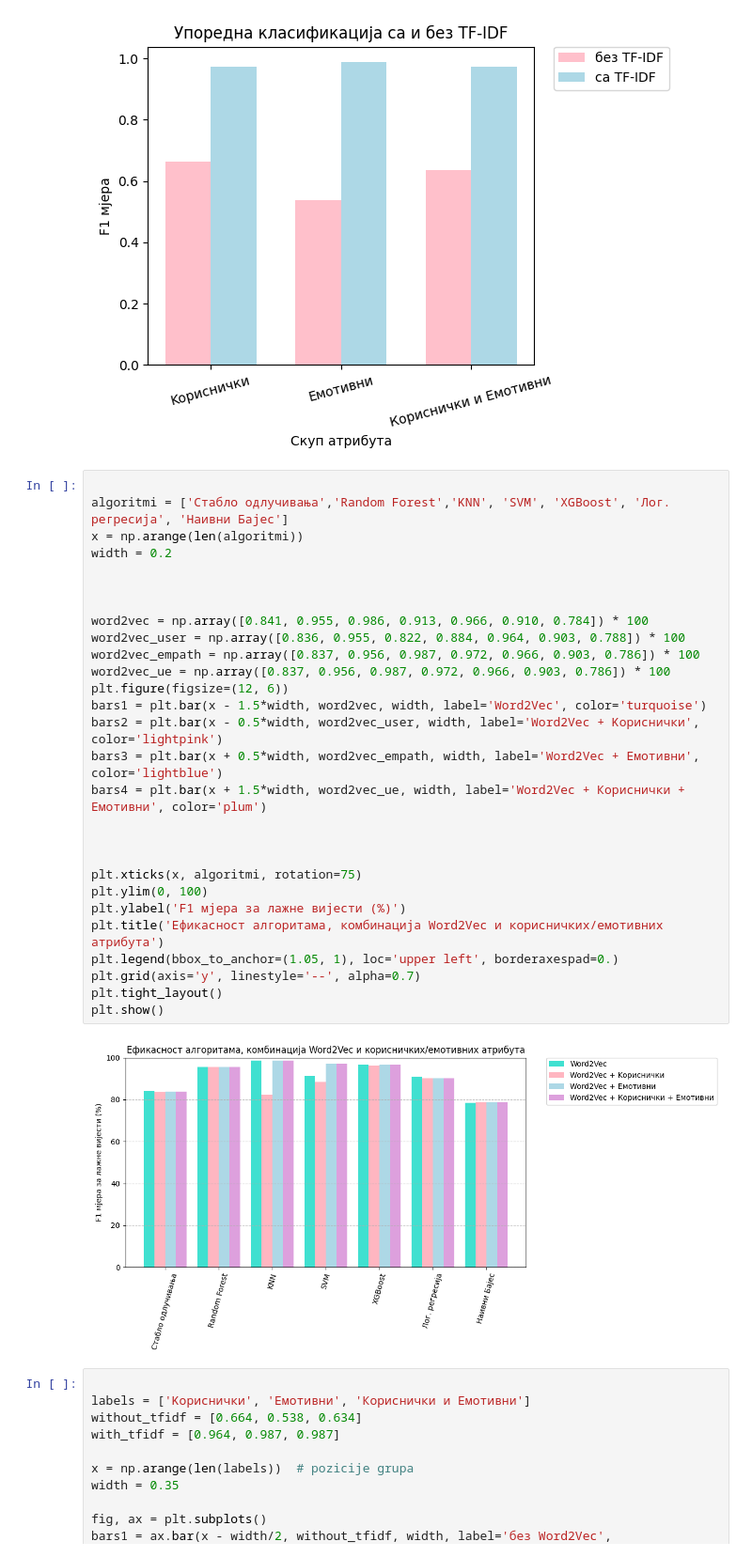
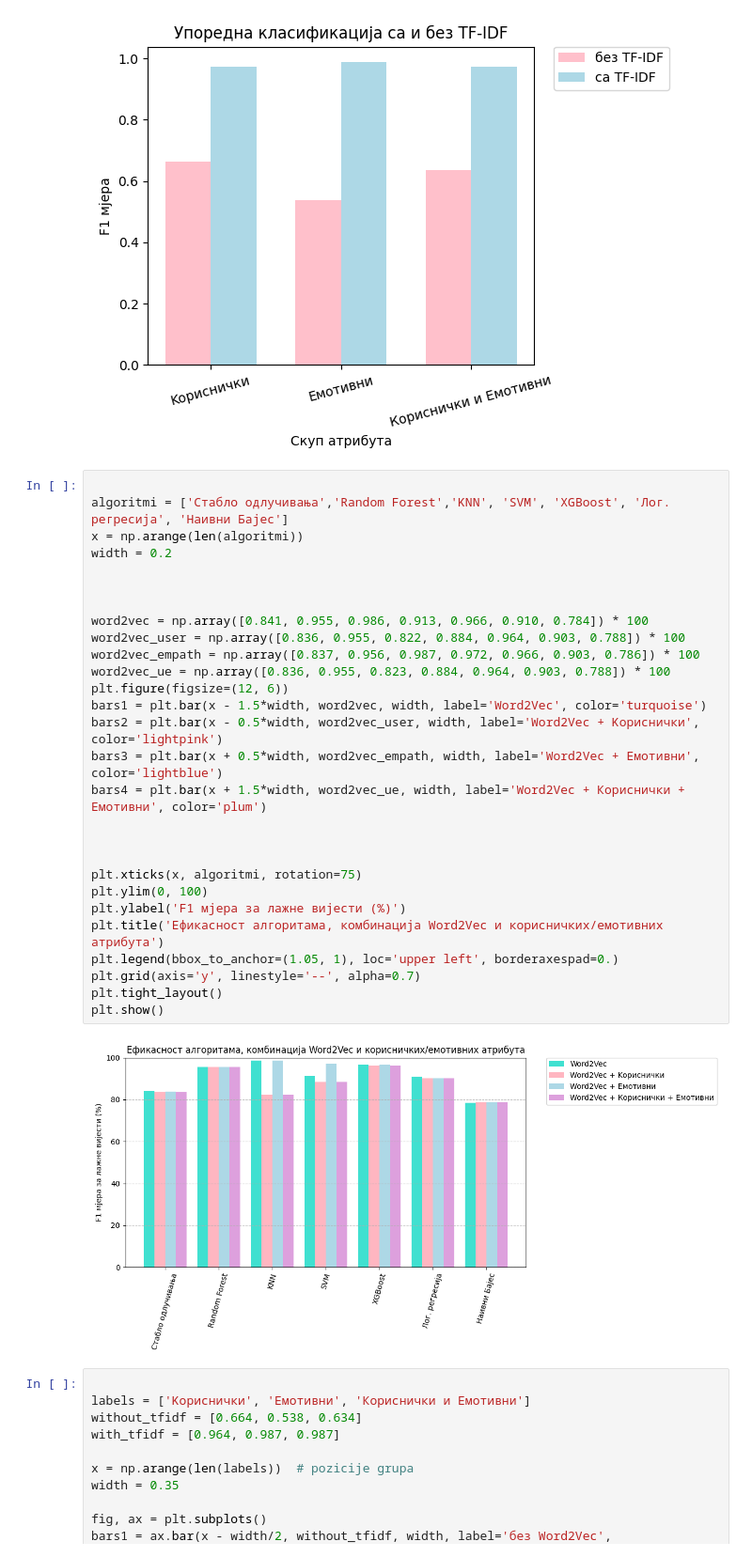
Before and after one commit to SaraTalic/fake-news-twitter-detection, a Jupyter notebook: tfidf.ipynb, the cells around one changed output. Shown at 94% size. Saved outputs shown, nothing was run; the diff lists cells and outputs as text.

```diff
--- a/tfidf.ipynb
+++ b/tfidf.ipynb
@@ -530,33 +530,33 @@ plt.show()
 # %%
 
 algoritmi = ['Стабло одлучивања','Random Forest','KNN', 'SVM', 'XGBoost', 'Лог. регресија', 'Наивни Бајес']
 x = np.arange(len(algoritmi))
 width = 0.2
 
 
 
 word2vec = np.array([0.841, 0.955, 0.986, 0.913, 0.966, 0.910, 0.784]) * 100
 word2vec_user = np.array([0.836, 0.955, 0.822, 0.884, 0.964, 0.903, 0.788]) * 100
 word2vec_empath = np.array([0.837, 0.956, 0.987, 0.972, 0.966, 0.903, 0.786]) * 100
-word2vec_ue = np.array([0.837, 0.956, 0.987, 0.972, 0.966, 0.903, 0.786]) * 100
+word2vec_ue = np.array([0.836, 0.955, 0.823, 0.884, 0.964, 0.903, 0.788]) * 100
 plt.figure(figsize=(12, 6))
 bars1 = plt.bar(x - 1.5*width, word2vec, width, label='Word2Vec', color='turquoise')
 bars2 = plt.bar(x - 0.5*width, word2vec_user, width, label='Word2Vec + Kориснички', color='lightpink')
 bars3 = plt.bar(x + 0.5*width, word2vec_empath, width, label='Word2Vec + Емотивни', color='lightblue')
 bars4 = plt.bar(x + 1.5*width, word2vec_ue, width, label='Word2Vec + Кориснички + Емотивни', color='plum')
 
 
 
 plt.xticks(x, algoritmi, rotation=75)
 plt.ylim(0, 100)
 plt.ylabel('F1 мјера за лажне вијести (%)')
 plt.title('Ефикасност алгоритама, комбинација Word2Vec и корисничких/емотивних атрибута')
 plt.legend(bbox_to_anchor=(1.05, 1), loc='upper left', borderaxespad=0.)
 plt.grid(axis='y', linestyle='--', alpha=0.7)
 plt.tight_layout()
 plt.show()
 # %% [output]
-[figure, old version]
+[figure, new version]
 # %%
 
 labels = ['Kориснички', 'Емотивни', 'Кориснички и Емотивни']
```
